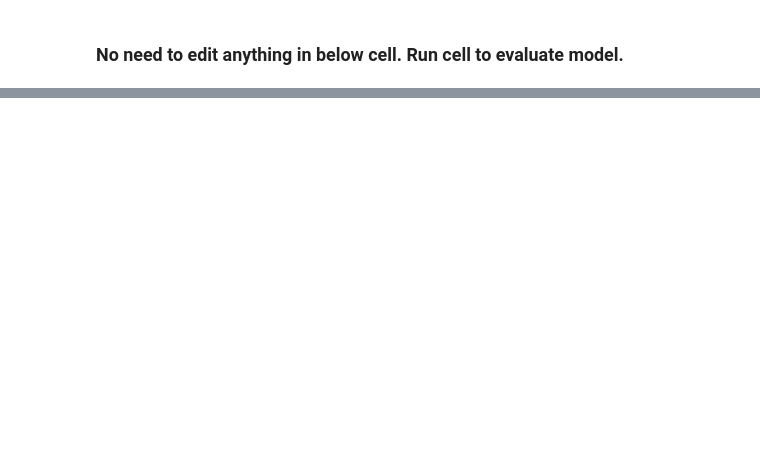
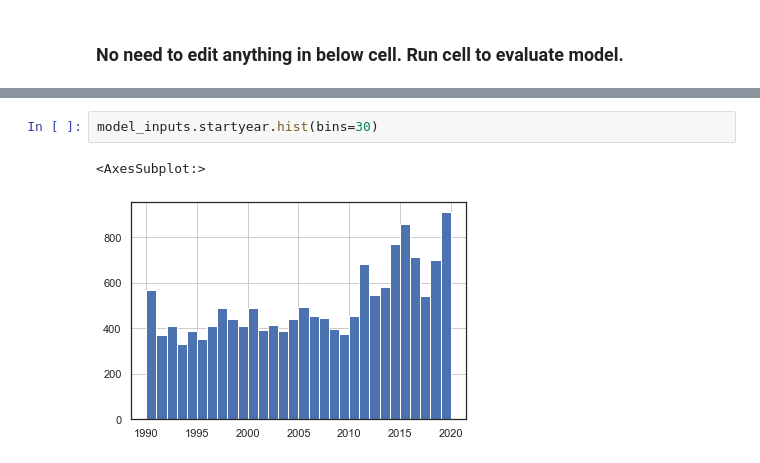
Before and after one commit to sethnlewis/Predicting-Political-Revolutions, a Jupyter notebook: notebooks/eda - protests.ipynb, the cells around one changed output, grey strips where cells are left out. Saved outputs shown, nothing was run; the diff lists cells and outputs as text; blank space fills up the shorter version.

```diff
--- a/notebooks/eda - protests.ipynb
+++ b/notebooks/eda - protests.ipynb
@@ -219,0 +294,5 @@ uniform - 0.495528669121515
+# %%
+model_inputs.startyear.hist(bins=30)
+# %% [output]
+<AxesSubplot:>
+[figure, added]
```
Also changed, not shown: parts of 21 cells of this notebook, 1 other file.
